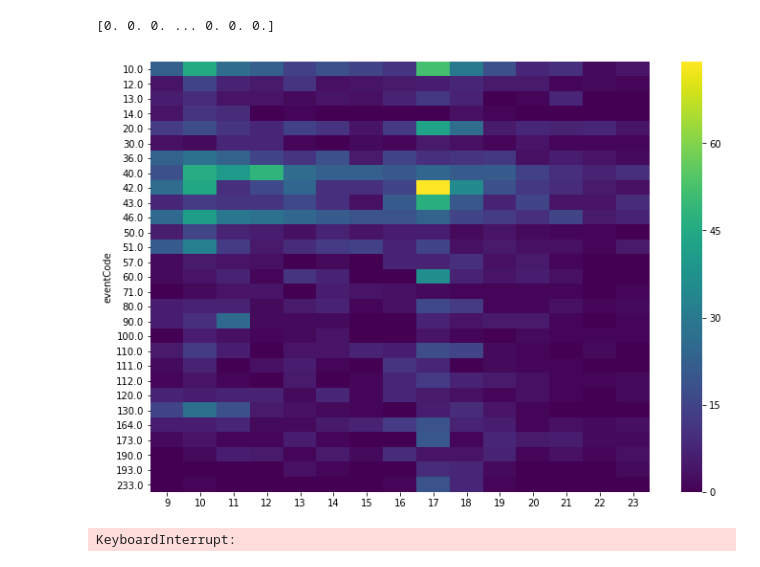
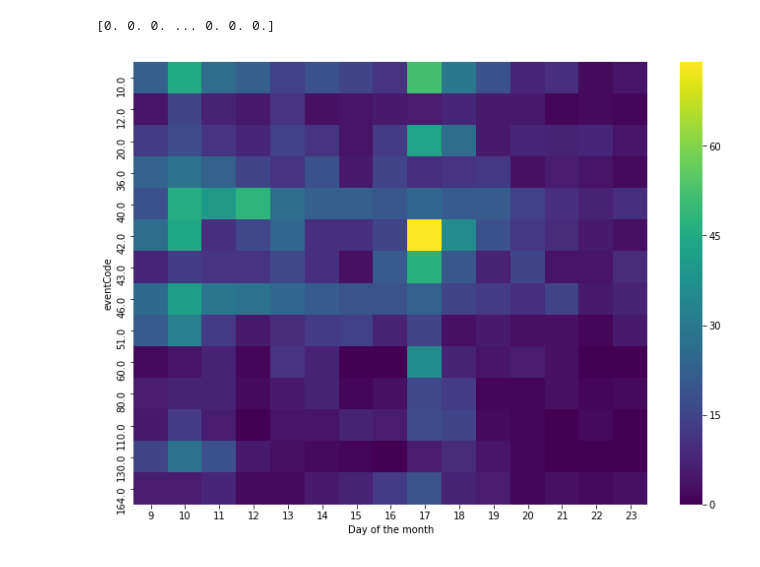
Before and after one commit to AminMekacher/GDELT-Project, a Jupyter notebook: Notebooks/090214_Swiss.ipynb, the cells around one changed output. Cells and saved outputs as stored; diff of their text form; code cells hidden in the pictures.

```diff
--- a/Notebooks/090214_Swiss.ipynb
+++ b/Notebooks/090214_Swiss.ipynb
@@ -55,7 +56,7 @@ frequency_df = pd.DataFrame()
 #df = df.append({'name': 'Zed', 'age': 9, 'height': 2}, ignore_index=True)
 
 for i in range(0, event_length):
-    if np.sum(eventMat, axis=1)[i] > 20:
+    if np.sum(eventMat, axis=1)[i] > 70:
         frequency_df = frequency_df.append({'frequency': eventMat[i]}, ignore_index=True)
         code_df = code_df.append({'eventCode': i}, ignore_index=True)
 
@@ -69,28 +70,16 @@ code_df.columns=['9', '10', '11', '12', '13', '14', '15', '16', '17', '18', '19'
 # %%
 # Plot the number of occurences of each event code for each day
 
 #plt.imshow(eventMat[0:30], cmap='hot', interpolation='nearest')
 #plt.show()
 import seaborn as sns
 
 fig, ax = plt.subplots()
 # the size of A4 paper
 fig.set_size_inches(11.7, 8.27)
 
 sns.heatmap(code_df, annot=False, fmt="g", cmap='viridis', ax=ax)
+plt.xlabel("Day of the month")
 plt.show()
 # %% [output]
-[figure, old version]
+[figure, new version]
-# %%
-# Adjacency matrix: two nodes are connected if their CAMEO EventCode is identical
-
-swiss_adj = np.zeros((n_nodes, n_nodes))
-swiss_adj.shape
-
-for i in range(0, n_nodes):
-    for j in range(0, n_nodes):
-        if (swiss_df['EventCode'][i] == swiss_df['EventCode'][j]):
-            swiss_adj[i][j] = 1
-            swiss_adj[j][i] = 1
-# %% [output]
-KeyboardInterrupt:
```
Also changed, not shown: parts of 9 cells of this notebook, 6 other files.
